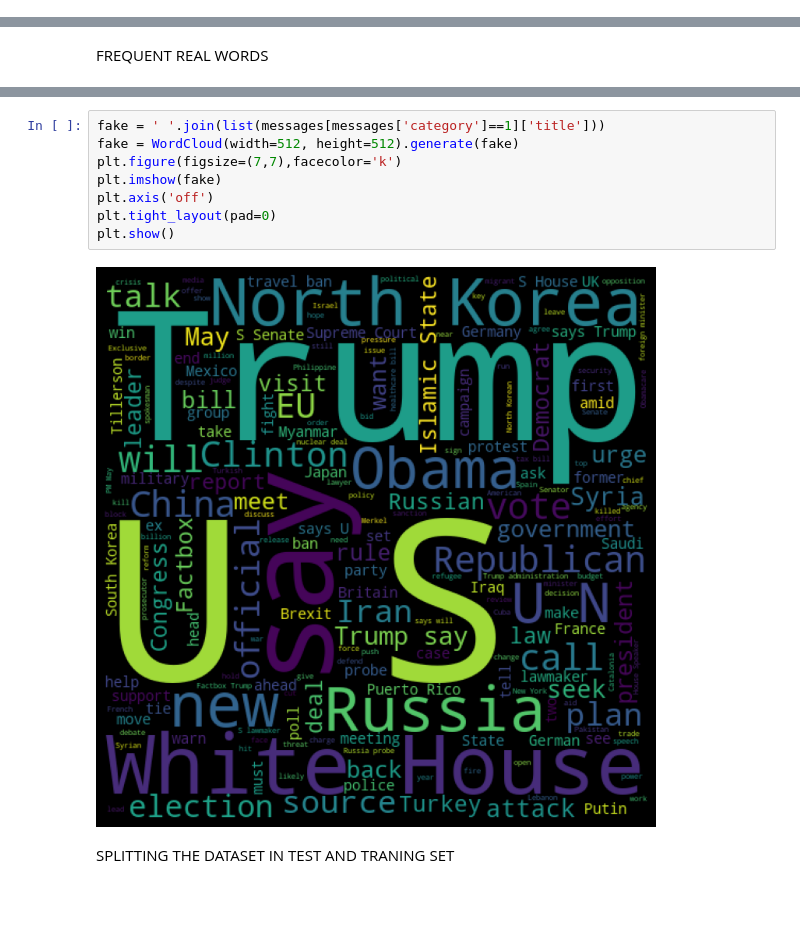
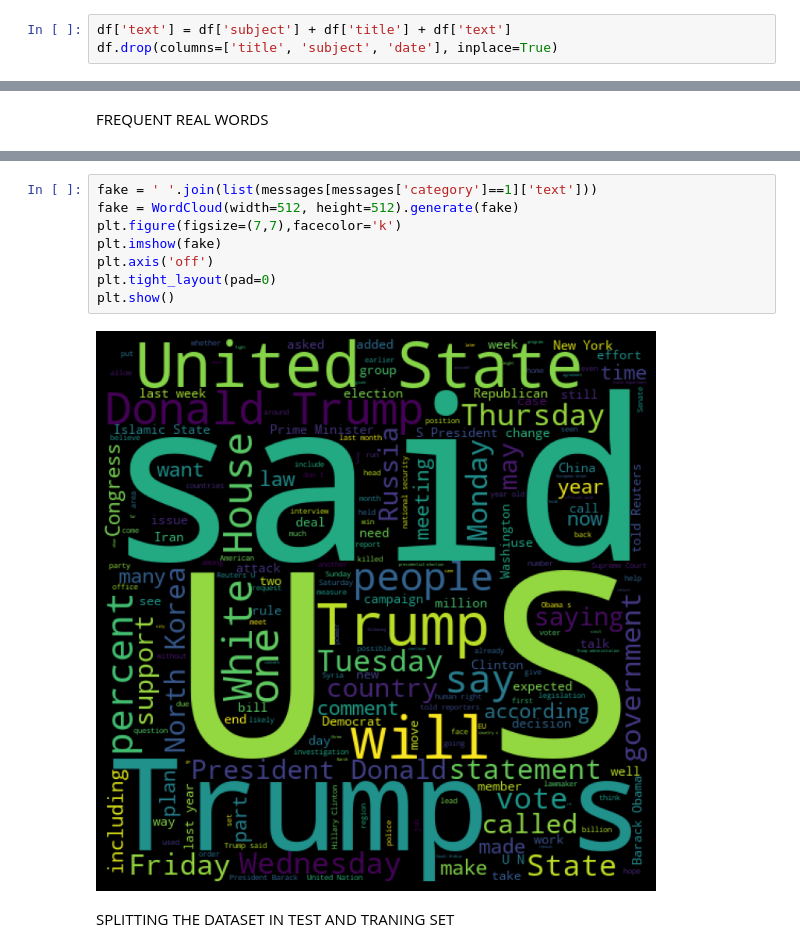
Before and after one commit to aman879/fakerecognition, a Jupyter notebook: FakeNewsDetection.ipynb, the cells around one changed output, grey strips where cells are left out. Drawn from its saved outputs; the diff is of its cells as text; blank space fills up the shorter version.

```diff
--- a/FakeNewsDetection.ipynb
+++ b/FakeNewsDetection.ipynb
@@ -98,3 +98,6 @@ df.head()
 df.shape
 # %% [output]
 (44898, 5)
+# %%
+df['text'] = df['subject'] + df['title'] + df['text']
+df.drop(columns=['title', 'subject', 'date'], inplace=True)
@@ -209,13 +221,13 @@ plt.show()
 # %%
-fake = ' '.join(list(messages[messages['category']==1]['title']))
+fake = ' '.join(list(messages[messages['category']==1]['text']))
 fake = WordCloud(width=512, height=512).generate(fake)
 plt.figure(figsize=(7,7),facecolor='k')
 plt.imshow(fake)
 plt.axis('off')
 plt.tight_layout(pad=0)
 plt.show()
 # %% [output]
-[figure, old version]
+[figure, new version]
 # %% [markdown]
 SPLITTING THE DATASET IN TEST AND TRANING SET
 # %%
```
Also changed, not shown: parts of 16 cells of this notebook, 13 other files.
